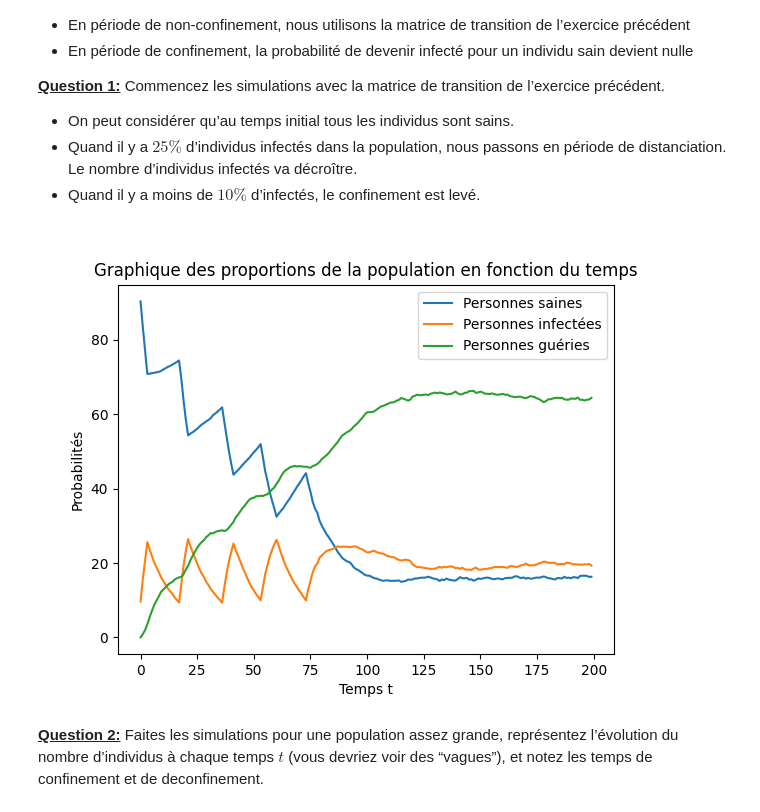
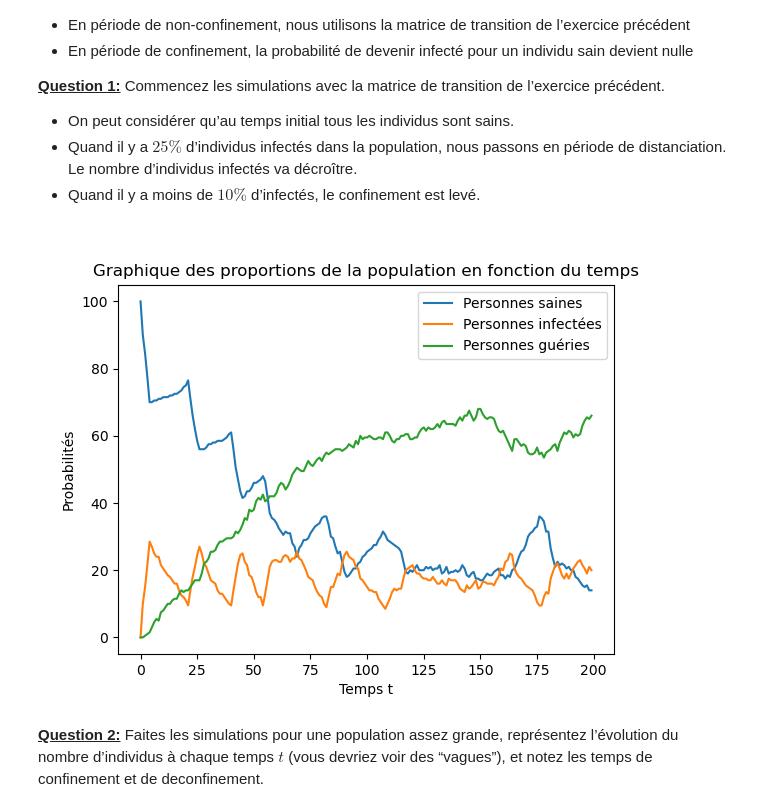
Before and after one commit to Lolikyu/Projet-3-LU3IN005-Stats, a Jupyter notebook: Rapport Projet 3 - YAZID MARSELOO.ipynb, the cells around one changed output. Drawn from its saved outputs; the diff is of its cells as text; code cells hidden in the pictures.

Commit message:
confinement 17h36

```diff
--- a/Rapport Projet 3 - YAZID MARSELOO.ipynb
+++ b/Rapport Projet 3 - YAZID MARSELOO.ipynb
@@ -1524,6 +1605,12 @@ Nous allons alterner entre les périodes de non distanciation et de distanciatio
 - Quand il y a $25\%$ d’individus infectés dans la population, nous passons en période de distanciation. Le nombre d’individus infectés va décroître.
 - Quand il y a moins de $10\%$ d’infectés, le confinement est levé.
 </pr>
+# %%
+matrice_transition_confinement = matrice_transition_modele2
+
+pi_0_confinement = np.array([1.00,
+                             0.00,
+                             0.00])
 # %%
 def genere_liste_sequence_confinement(pi_0, A, nb_individu, temps):
     liste_sequence = [[] for j in range(nb_individu)]
@@ -1574,8 +1658,11 @@ liste_pourcentage_confinement = pourcentage_liste_sequence(liste_sequence_confin
 # %%
-affiche_graphe_multi(liste_pourcentage_confinement, nom_fig="Graph_Partie4.png", loc_legend="upper right")
-Image(filename="Graph_Partie4.png")
+liste_sequence_confinement = genere_liste_sequence_confinement(pi_0_confinement, matrice_transition_confinement, 200, 200)
+liste_pourcentage_confinement = pourcentage_liste_sequence(liste_sequence_confinement)
+
+affiche_graphe_multi(liste_pourcentage_confinement, nom_fig="Graph_Partie4_1.png", loc_legend="upper right")
+Image(filename="Graph_Partie4_1.png")
 # %% [output]
-[figure, old version]
+[figure, new version]
 # %% [markdown]
 <pr>
 
```
Also changed, not shown: parts of 41 cells of this notebook, 31 other files.
